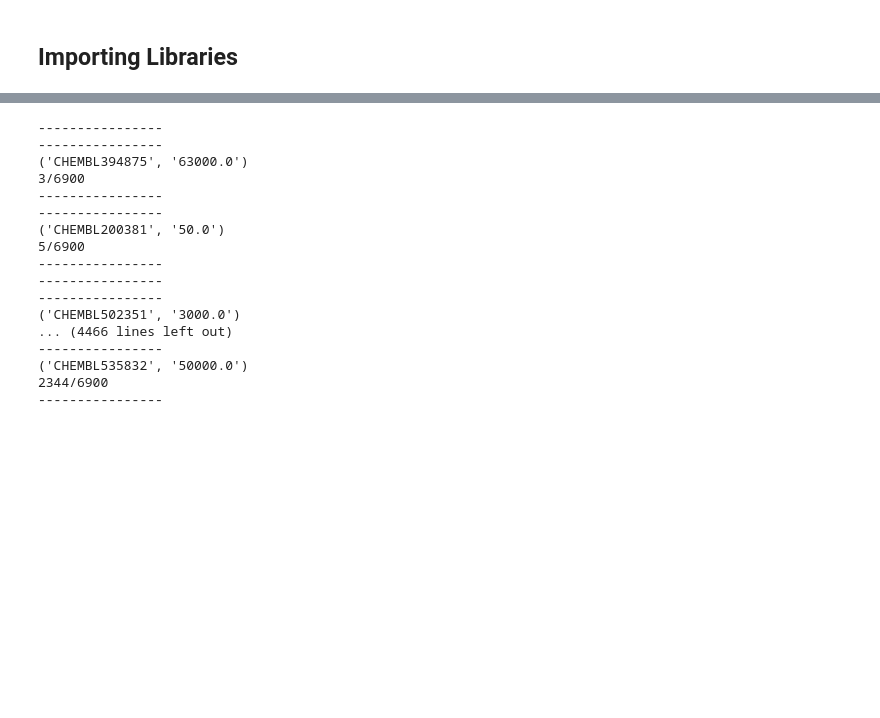
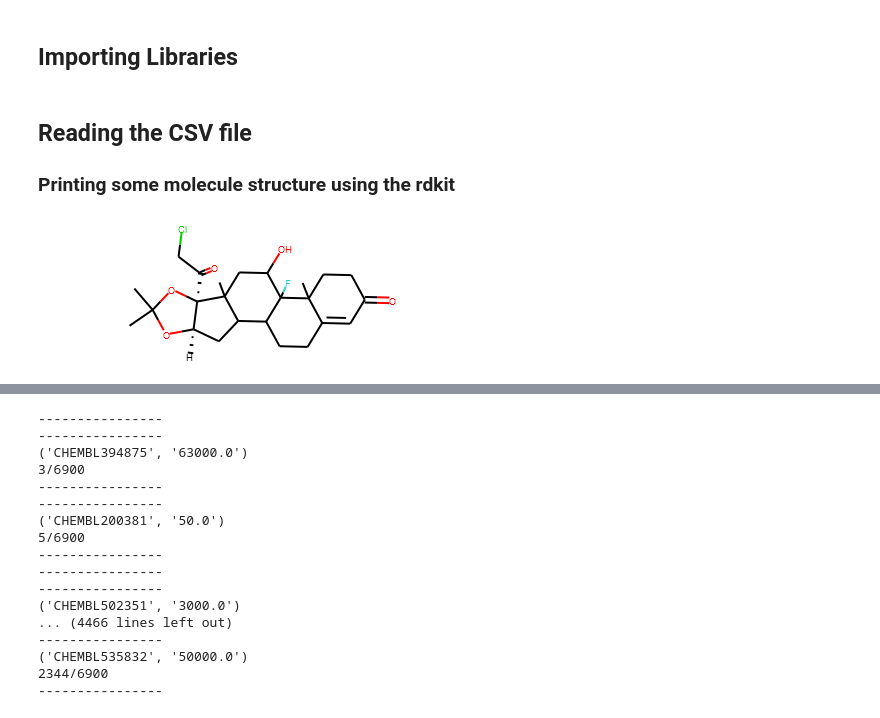
Before and after one commit to AslanDevbrat/Covid-Drug-Discovery, a Jupyter notebook: Project1.ipynb, the cells around one changed output, grey strips where cells are left out. Saved outputs shown, nothing was run; the diff lists cells and outputs as text; code cells hidden in the pictures; blank space fills up the shorter version.

```diff
--- a/Untitled1.ipynb
+++ b/Project1.ipynb
@@ -27,2 +47,10 @@ import pandas_profiling
+# %% [markdown]
+## Reading the CSV file
+### Printing some molecule structure using the rdkit
 # %%
 df = pd.read_csv('covid\covid.csv',sep=';')
+
+m =Chem.MolFromSmiles(df['Smiles'][1])
+m
+# %% [output]
+[figure, added]
```
Also changed, not shown: parts of 53 cells of this notebook, 1 other file.
